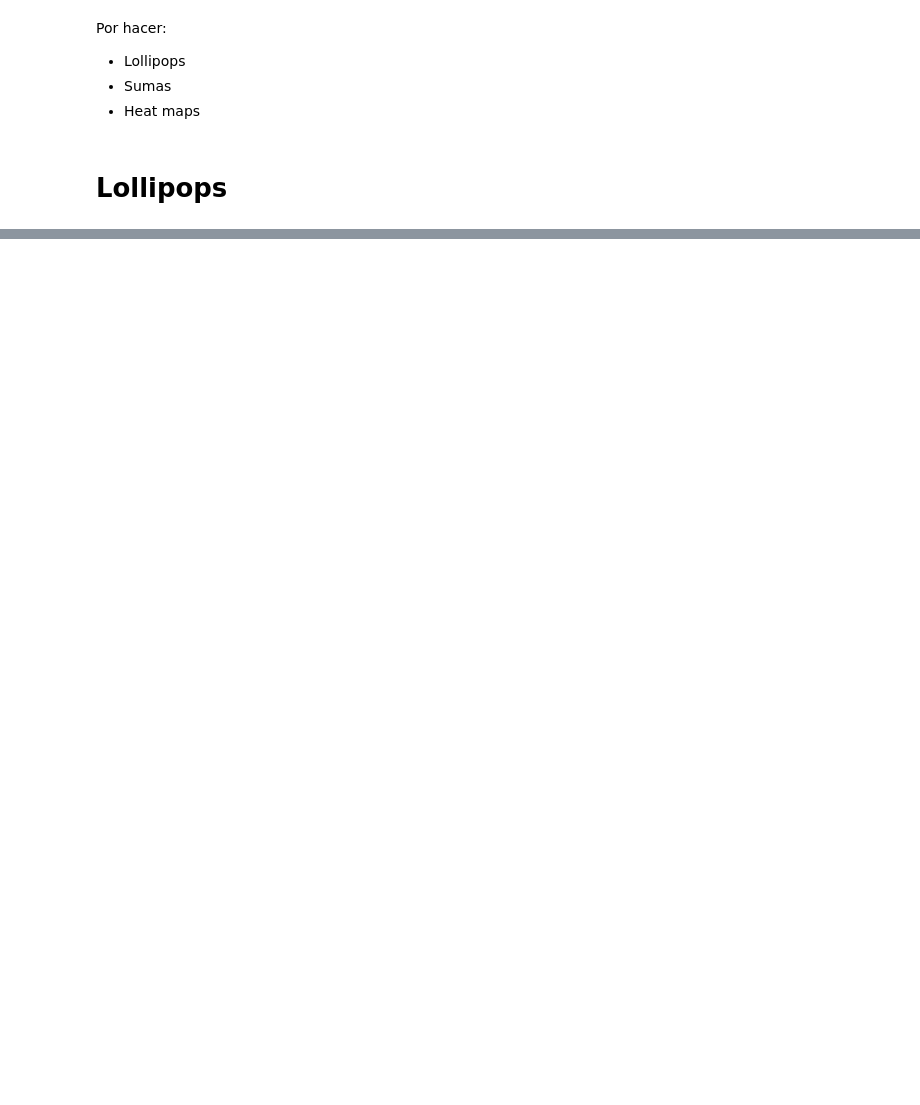
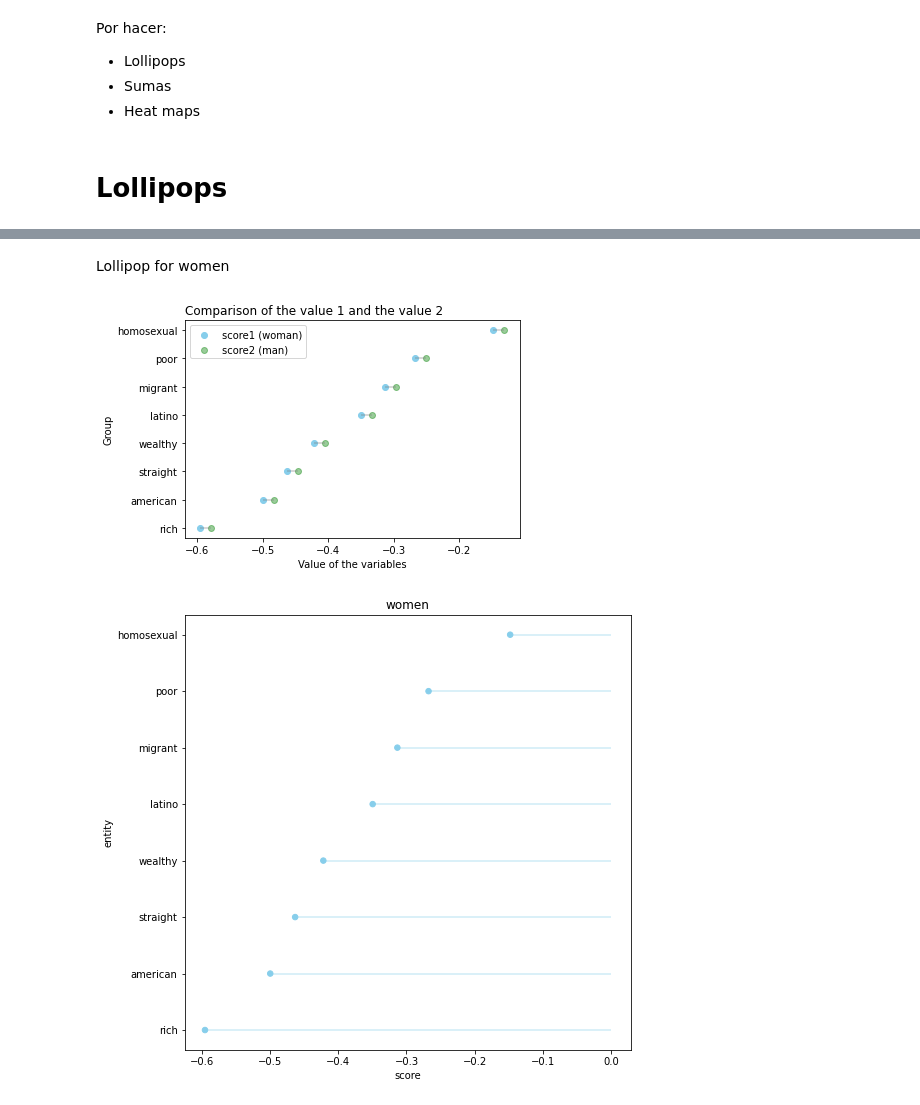
Before and after one commit to Esteb37/Embeddings, a Jupyter notebook: Word_embeddings_2.ipynb, the cells around one changed output, grey strips where cells are left out. Drawn from its saved outputs; the diff is of its cells as text; code cells hidden in the pictures; blank space fills up the shorter version.

```diff
--- a/Word_embeddings_2.ipynb
+++ b/Word_embeddings_2.ipynb
@@ -69,5 +225,0 @@ mouse_elephant = model.get_word_projections(["mouse", "elephant"],["small", "lit
-# %%
-words = ["sun","ice","wind","fire"]
-feature_1 = ["cold","frozen"]
-feature_2 = ["hot","burning"]
-model.order_words_along_feature(words, feature_1, feature_2)
@@ -632 +845,6 @@ plt.show()
+# %%
+a = ["small", "little", "tiny"]
+b =  ["big", "huge", "large"]
+word_labels = ["small dog", "big dog"]
+#LollipopsWordSum(types_of_dogs, word_labels, a, b, "types of dogs", "size score")
 # %% [markdown]
@@ -663,22 +852,10 @@ small_dog = VectorAddition(["small"], ["dog"])
-# %%
-words = ["dog","whale","mouse"]
-
-glove_words = glove(words)
-
-# Append both ends of the scale to our list
-glove_words.append(big_dog)
-glove_words.append(small_dog)
-
-get_scores_sum(glove_words, ["small", "little", "tiny"], ["large", "big", "huge"])
-
-word_labels = ["dog", "whale", "mouse", "big_dog", "small_dog"]
 # %%
 import pandas as pd
 import matplotlib.pyplot as plt
 
 def LollipopsWordSum(words, word_label, a, b, title, x_axis):
 
-  word_rankings = get_scores_sum(words, a , b)
+  word_rankings = GetScoreSum(words, a , b)
   words_and_projections = zip(word_label,word_rankings)
 
   # Create a pandas data frame
@@ -719,0 +895,2 @@ LollipopsWordSum(glove_words, word_labels, ["small", "little", "tiny"], ["large"
+# %% [markdown]
+Lollipop for women
@@ -719,0 +930,20 @@ LollipopsWordSum(glove_words, word_labels, ["small", "little", "tiny"], ["large"
+# %%
+# 1. Compute vector addition list.
+women = VectorAdditionList(["woman"], ["american", "rich", "wealthy", "straight", "poor", "latino", "migrant", "homosexual" ])
+men = VectorAdditionList (["man"], ["american", "rich", "wealthy", "straight", "poor", "latino", "migrant", "homosexual" ])
+
+# 2. define a side of the scale.
+a = ["refined", "important", "pretty"]
+b = ["irrelevant", "ugly", "gross"]
+
+# 3. define labels for the lollipop
+labels = ["american", "rich", "wealthy", "straight", "poor", "latino", "migrant", "homosexual" ]
+
+# 4. Compute Lollipop
+
+LollipopsWordSumComparison(women, men, labels, a, b, "women", "score")
+LollipopsWordSum(women, labels, a, b, "women", "score")
+LollipopsWordSum(men, labels, a, b, "men", "score")
+# %% [output]
+[figure, added]
+[figure, added]
```
Also changed, not shown: parts of 61 cells of this notebook, 7 other files.
